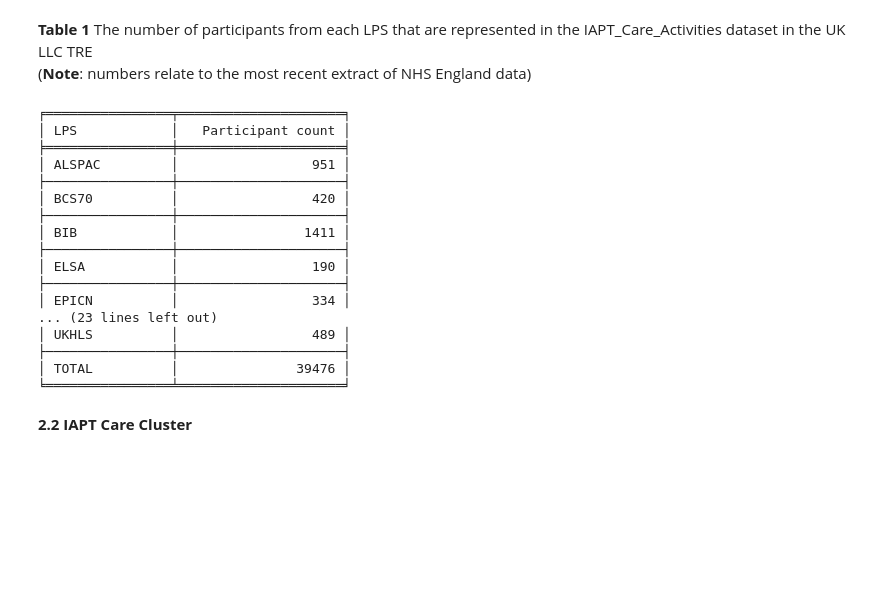
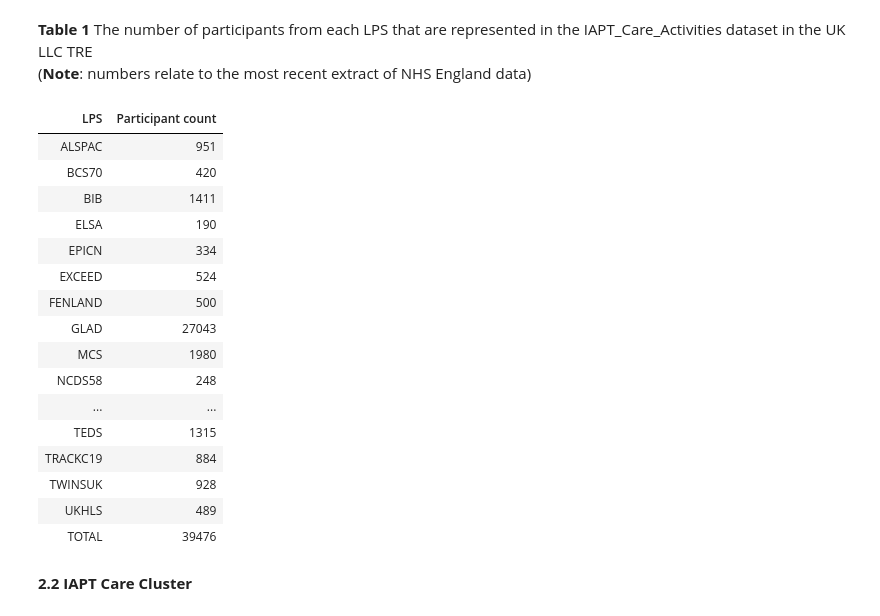
Before and after one commit to UKLLC/Guidebook, a Jupyter notebook: ukllc_book/docs/linked_health_data/NHS_England/Mental health datasets/IAPT/IAPT.ipynb, the cells around one changed output. Drawn from its saved outputs; the diff is of its cells as text; code cells hidden in the pictures; blank space fills up the shorter version.

```diff
--- a/ukllc_book/docs/linked_health_data/NHS_England/Mental health datasets/IAPT/IAPT.ipynb
+++ b/ukllc_book/docs/linked_health_data/NHS_England/Mental health datasets/IAPT/IAPT.ipynb
@@ -64,26 +64,25 @@ The tables below summarise the nine datasets that make up the IAPT dataset in th
 **Table 1** The number of participants from each LPS that are represented in the IAPT_Care_Activities dataset in the UK LLC TRE
 (**Note**: numbers relate to the most recent extract of NHS England data)
 # %%
-gb_cohort = document1.get_cohort_count()
-print(gb_cohort.to_markdown(index=False, tablefmt="fancy_grid"))
+display(document1.style_table(document1.get_cohort_count()))
 # %% [output]
-╒════════════════╤═════════════════════╕
-│ LPS            │   Participant count │
-╞════════════════╪═════════════════════╡
-│ ALSPAC         │                 951 │
-├────────────────┼─────────────────────┤
-│ BCS70          │                 420 │
-├────────────────┼─────────────────────┤
-│ BIB            │                1411 │
-├────────────────┼─────────────────────┤
-│ ELSA           │                 190 │
-├────────────────┼─────────────────────┤
-│ EPICN          │                 334 │
-... (23 lines left out)
-│ UKHLS          │                 489 │
-├────────────────┼─────────────────────┤
-│ TOTAL          │               39476 │
-╘════════════════╧═════════════════════╛
+| LPS | Participant count |
+| ALSPAC | 951 |
+| BCS70 | 420 |
+| BIB | 1411 |
+| ELSA | 190 |
+| EPICN | 334 |
+| EXCEED | 524 |
+| FENLAND | 500 |
+| GLAD | 27043 |
+| MCS | 1980 |
+| NCDS58 | 248 |
+| ... | ... |
+| TEDS | 1315 |
+| TRACKC19 | 884 |
+| TWINSUK | 928 |
+| UKHLS | 489 |
+| TOTAL | 39476 |
 # %% [markdown]
 **2.2 IAPT Care Cluster**
 # %% [markdown]
```
Also changed, not shown: parts of 9 cells of this notebook, 4 other files.
